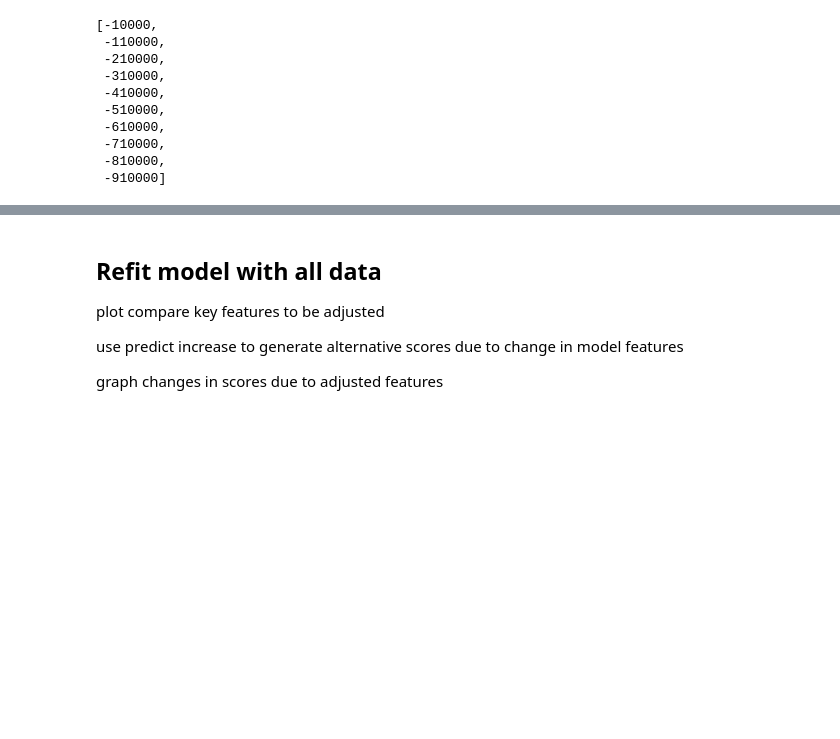
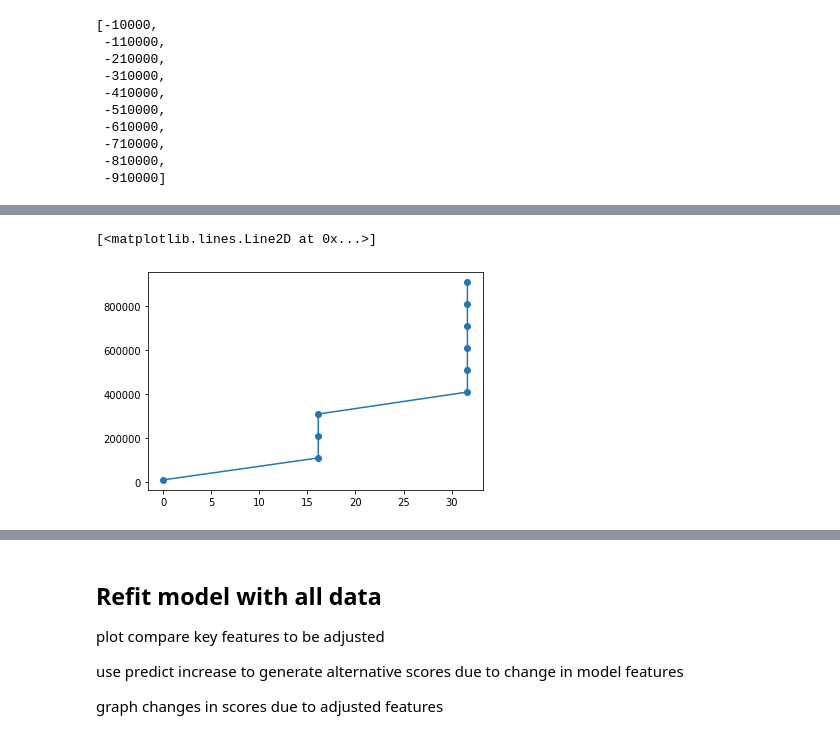
Before and after one commit to misterrustia/California_Testing_Analysis, a Jupyter notebook: notebooks/modeling/Modeling_1.ipynb, the cells around one changed output, grey strips where cells are left out. Cells and saved outputs as stored; diff of their text form; code cells hidden in the pictures; blank space fills up the shorter version.

```diff
--- a/notebooks/modeling/Modeling_1.ipynb
+++ b/notebooks/modeling/Modeling_1.ipynb
@@ -165,0 +331,6 @@ housing_neg
+# %%
+# negative
+score_deltas = [predict_change(model,df,
+                            'Westmoor High','Filipino',
+                            ['Avg_21'],[delta]) for delta in housing_delta]
+score_deltas
@@ -165,0 +348,5 @@ housing_neg
+# %%
+plt.plot(score_deltas,housing_delta, 'o-')
+# %% [output]
+[<matplotlib.lines.Line2D at 0x...>]
+[figure, added]
```
Also changed, not shown: parts of 35 cells of this notebook.
